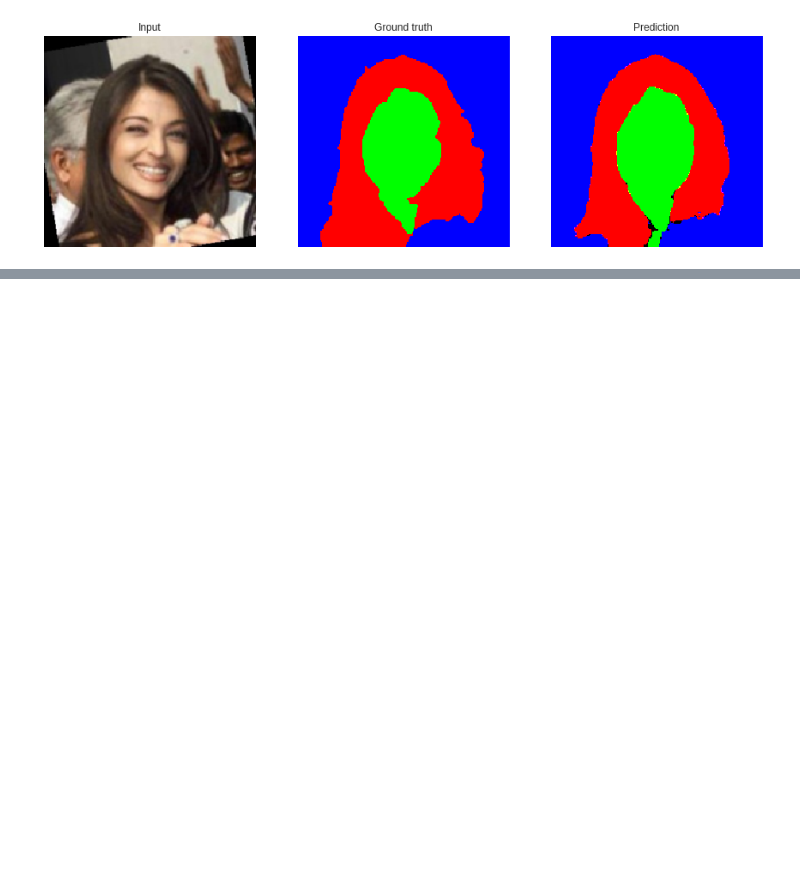
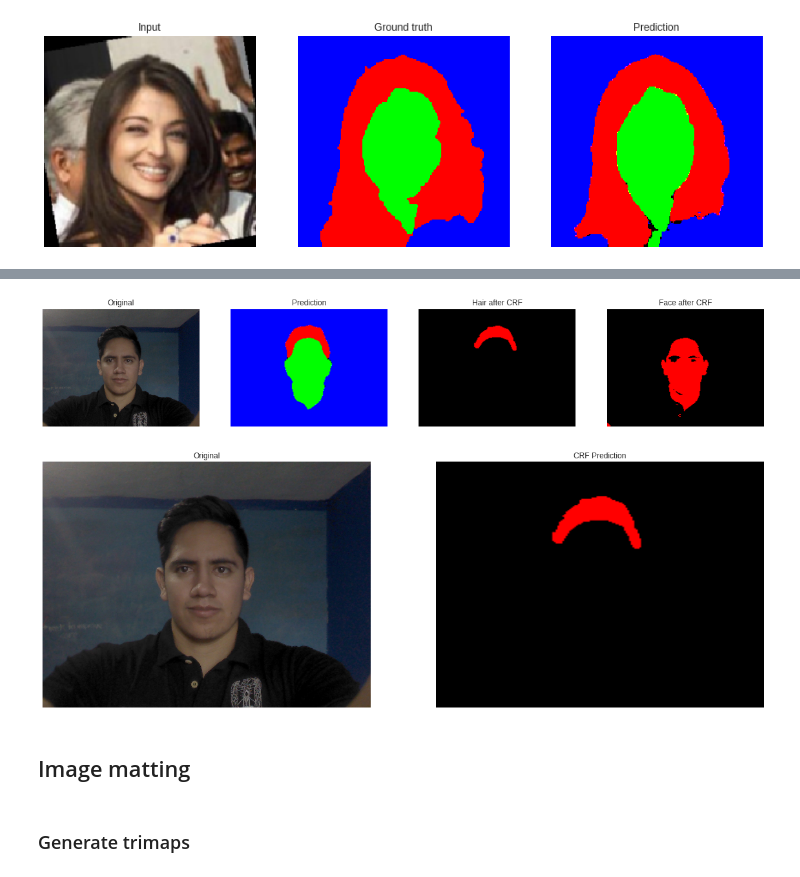
Before and after one commit to betogaona7/hairstyle, a Jupyter notebook: HS-Segment-Technique/Unet_CRF_keras.ipynb, the cells around one changed output, grey strips where cells are left out. Saved outputs shown, nothing was run; the diff lists cells and outputs as text; code cells hidden in the pictures; blank space fills up the shorter version.

```diff
--- a/HS-Segment-Technique/Unet_CRF_keras.ipynb
+++ b/HS-Segment-Technique/Unet_CRF_keras.ipynb
@@ -441,0 +341,16 @@ plt.imshow(original)
+# %%
+crf_test_hair = CRF(test_original_r, test_pred, 0, 14, (2,2), 15, (50, 50), 10)
+crf_test_face = CRF(test_original_r, test_pred, 1, 5)
+
+crf_test_hair = scipy.misc.imresize(crf_test_hair, (h, w))
+crf_test_face = scipy.misc.imresize(crf_test_face, (h, w))
+
+plot_imgs([test_original, test_pred_r, crf_test_hair, crf_test_face], ["Original", "Prediction", "Hair after CRF", "Face after CRF" ], (20, 20))
+plot_imgs([test_original, crf_test_hair], ["Original", "CRF Prediction"], (20, 20))
+# %% [output]
+[figure, added]
+[figure, added]
+# %% [markdown]
+## Image matting
+# %% [markdown]
+### Generate trimaps
```
Also changed, not shown: parts of 61 cells of this notebook, 1 other file.
